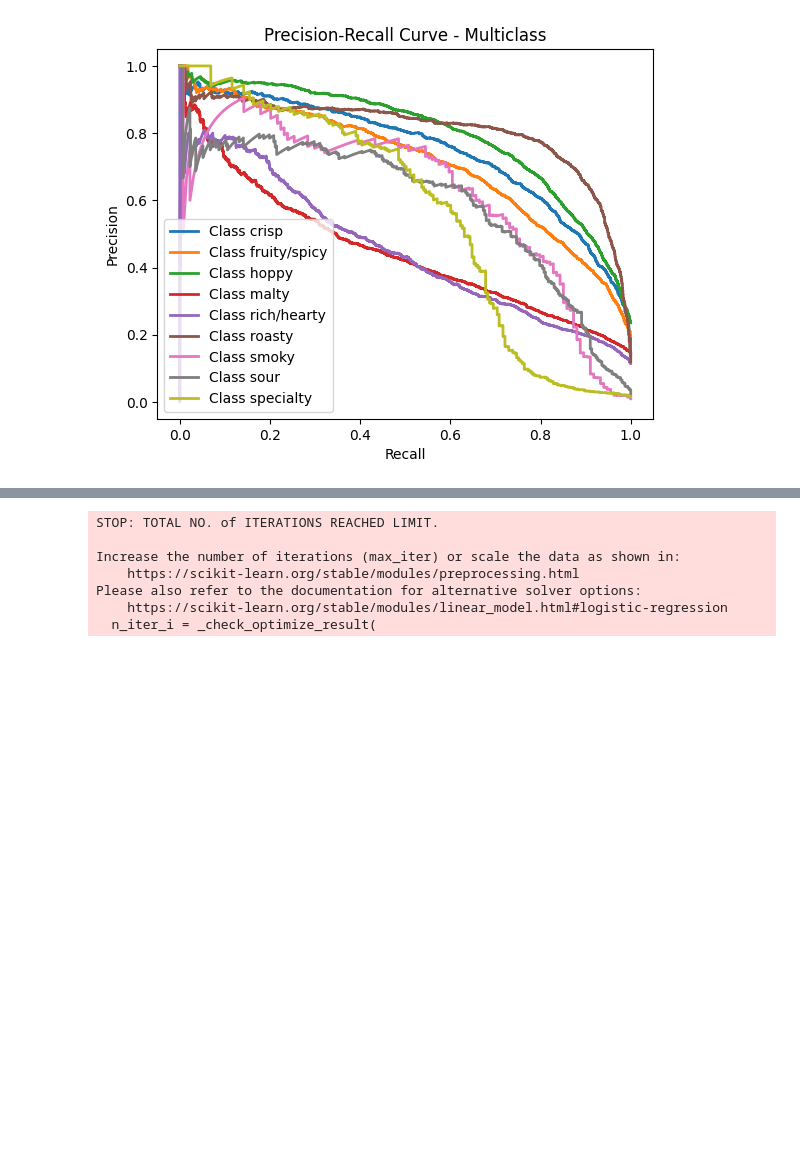
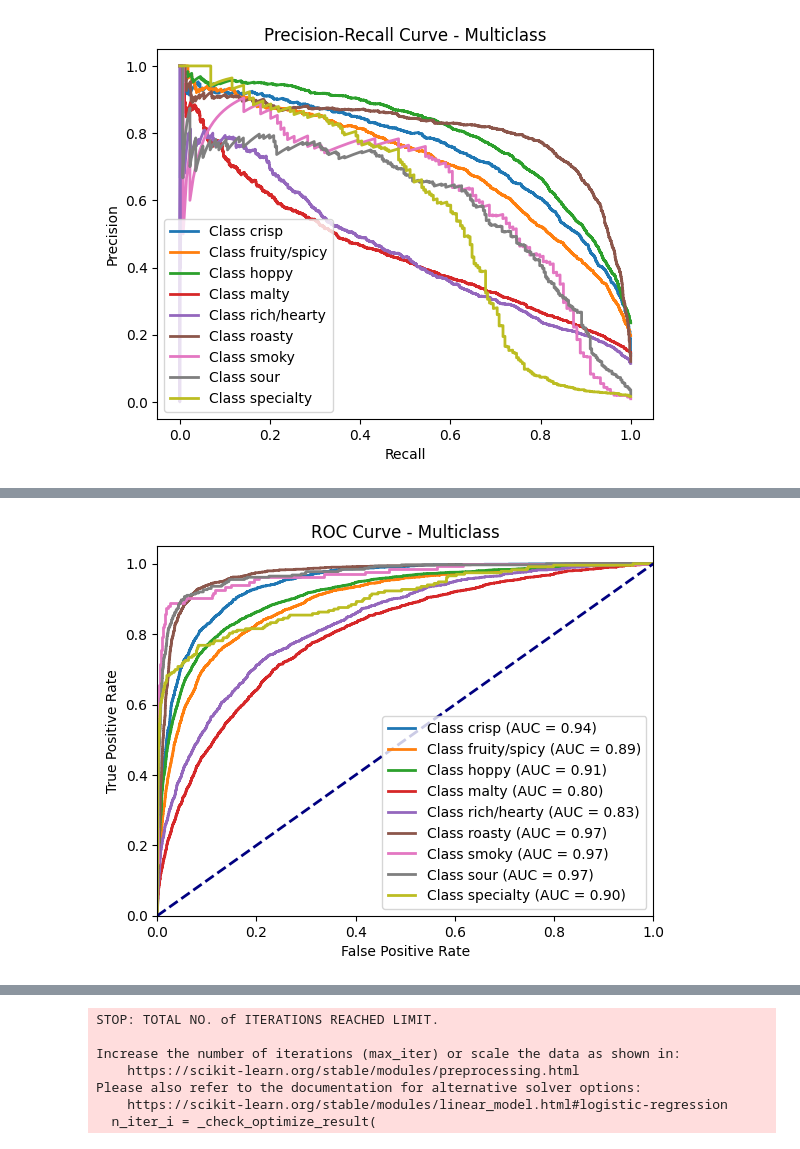
Before and after one commit to EdwardLinS/CSE158-BryanEdwardJesse, a Jupyter notebook: beers/notebook.ipynb, the cells around one changed output, grey strips where cells are left out. Cells and saved outputs as stored; diff of their text form; code cells hidden in the pictures; blank space fills up the shorter version.

```diff
--- a/beers/notebook.ipynb
+++ b/beers/notebook.ipynb
@@ -599,0 +620,11 @@ def getImportantWords(flavor: str, n: int, mod) -> list[str]:
+# %%
+def feature(datum):
+    feat = [0]*len(words)
+    r = ''.join([c for c in datum['review/text'].lower() if not c in punctuation and c not in numbers])
+    for w in r.split():
+        if w not in STOPWORDS:
+            w = stemmer.stem(w)
+            if w in words:
+                feat[wordId[w]] += 1
+    feat.append(1) # offset
+    return feat
@@ -599,0 +668,4 @@ def getImportantWords(flavor: str, n: int, mod) -> list[str]:
+# %%
+plot_auc(Xtest, ytest, mod)
+# %% [output]
+[figure, added]
```
Also changed, not shown: parts of 38 cells of this notebook, 1 other file.
